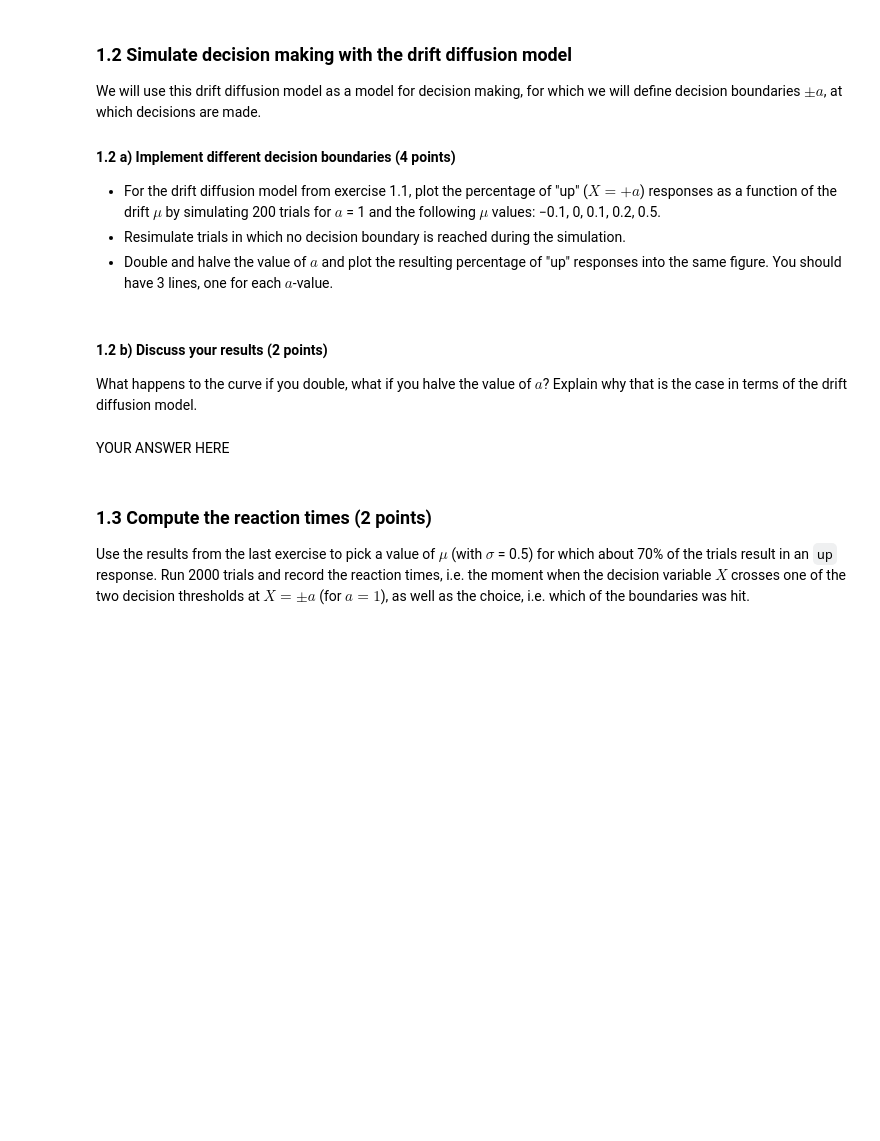
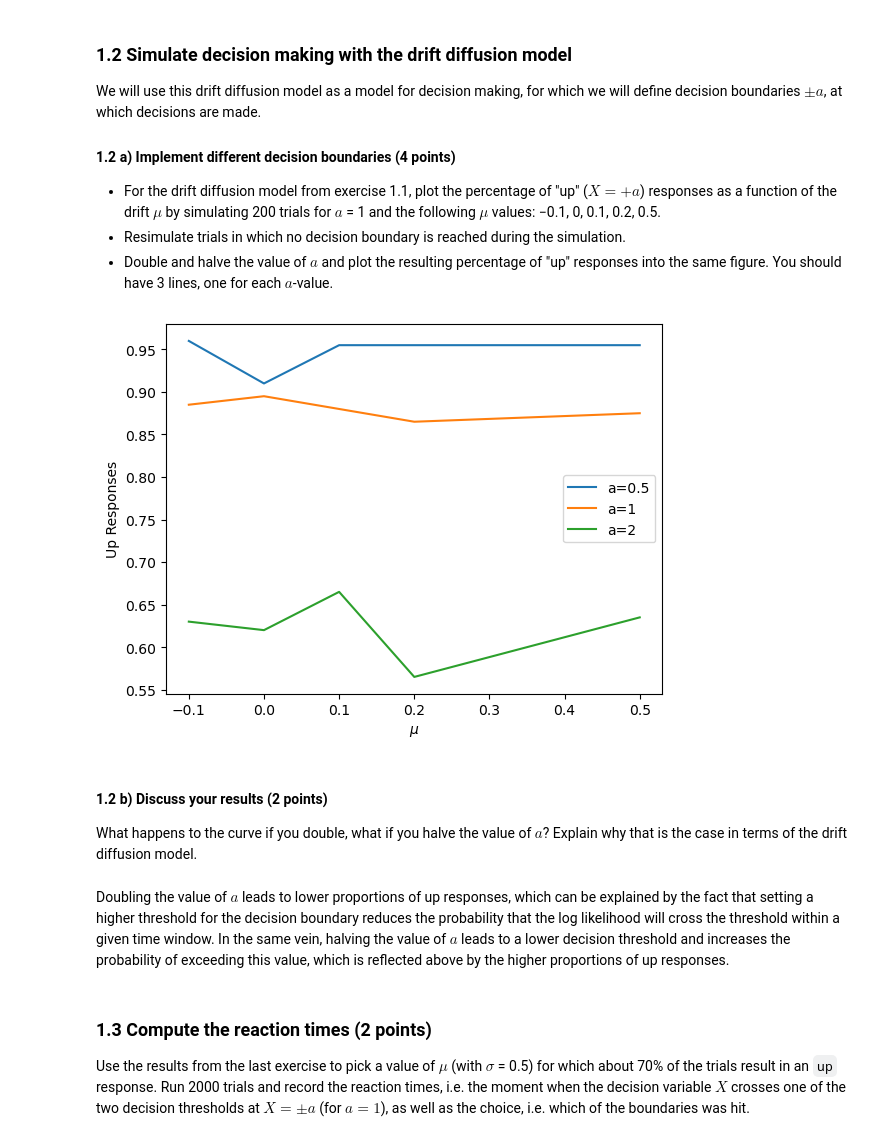
Before and after one commit to lfogarty98/mhbf_pt, a Jupyter notebook: 5-decision-making-I/decision-making-I.ipynb, the cells around one changed output. Drawn from its saved outputs; the diff is of its cells as text; code cells hidden in the pictures; blank space fills up the shorter version.

```diff
--- a/5-decision-making-I/decision-making-I.ipynb
+++ b/5-decision-making-I/decision-making-I.ipynb
@@ -99,8 +112,37 @@ raise NotImplementedError()
+# %%
+X0 = [0]
+mu_vals = [-0.1, 0, 0.1, 0.2, 0.5]
+sigma = 0.5
+dt = 0.01
+t = np.arange(0, 10, dt)
+a_vals = [0.5, 1, 2]
+num_trials = 200
+
+up_percentages = np.zeros(len(mu_vals))
+
+for a in a_vals:
+    for i in range(len(mu_vals)):
+        num_up = 0
+        for j in range(num_trials):
+            X = helpers.euler_maruyama(ffun=lambda t, y: mu, gfun=lambda t, y: sigma, y0=X0, t=t)
+            if np.max(X) >= a:
+                num_up += 1
+            elif not np.max(X) <= -a:
+                j -= 1 # resimulate if no boundary reached
+        up_percentages[i] = num_up/num_trials
+    plt.plot(mu_vals, up_percentages, label=f'a={a}')
+
+plt.xlabel('$\mu$')
+plt.ylabel('Up Responses')
+plt.legend()
+plt.show()
+# %% [output]
+[figure, added]
 # %% [markdown]
 #### 1.2 b) Discuss your results (2 points)
 What happens to the curve if you double, what if you halve the value of $a$? Explain why that is the case in terms of the drift diffusion model.
-# %% [markdown]
-YOUR ANSWER HERE
+# %% [markdown]
+Doubling the value of $a$ leads to lower proportions of up responses, which can be explained by the fact that setting a higher threshold for the decision boundary reduces the probability that the log likelihood will cross the threshold within a given time window. In the same vein, halving the value of $a$ leads to a lower decision threshold and increases the probability of exceeding this value, which is reflected above by the higher proportions of up responses.
 # %% [markdown]
 ### 1.3 Compute the reaction times (2 points)
 
```
Also changed, not shown: parts of 10 cells of this notebook.
